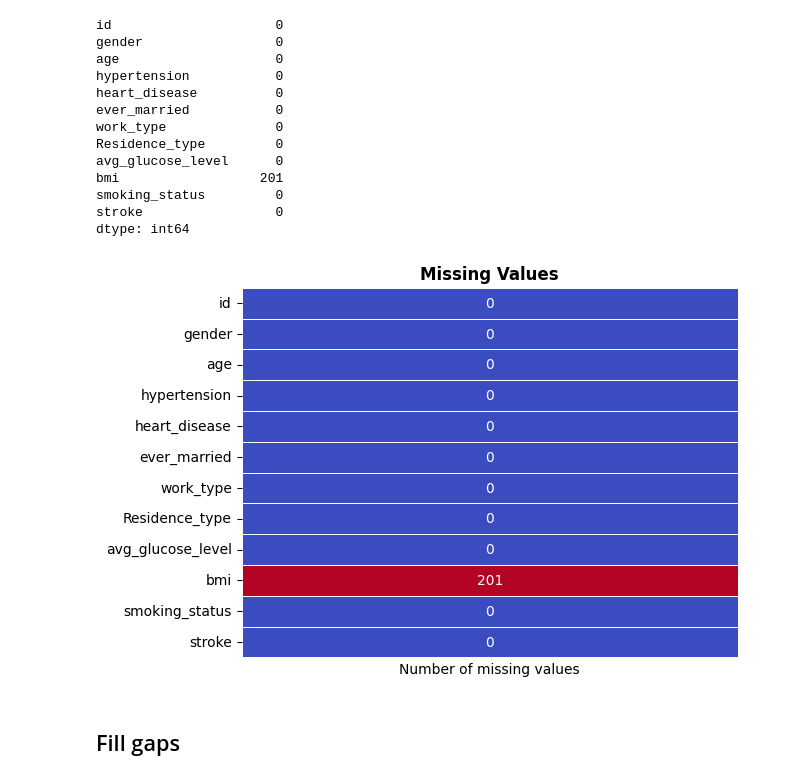
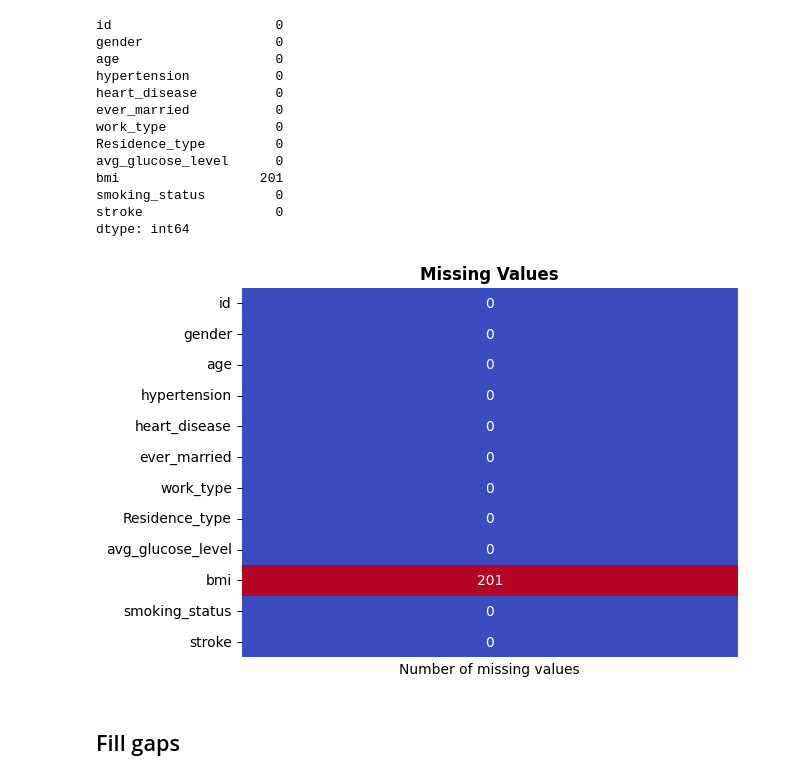
Before and after one commit to Oleh2506/StrokePrediction, a Jupyter notebook: preprocess_data.ipynb, the cells around one changed output. Cells and saved outputs as stored; diff of their text form; code cells hidden in the pictures.

```diff
--- a/preprocess_data.ipynb
+++ b/preprocess_data.ipynb
@@ -33,12 +43,12 @@ stroke                 0
 dtype: int64
 # %%
 plt.title('Missing Values', fontweight='bold')
-ax = sns.heatmap(df.isna().sum().to_frame(), annot=True, fmt='d', cmap='coolwarm', linewidths=0.5, cbar=False)
+ax = sns.heatmap(df.isna().sum().to_frame(), annot=True, fmt='d', cmap='coolwarm', cbar=False)
 ax.set_xlabel('Number of missing values')
 ax.set_xticks([])
 plt.show()
 # %% [output]
-[figure, old version]
+[figure, new version]
 # %% [markdown]
 ## Fill gaps
 # %%
```
Also changed, not shown: parts of 19 cells of this notebook, 4 other files.
